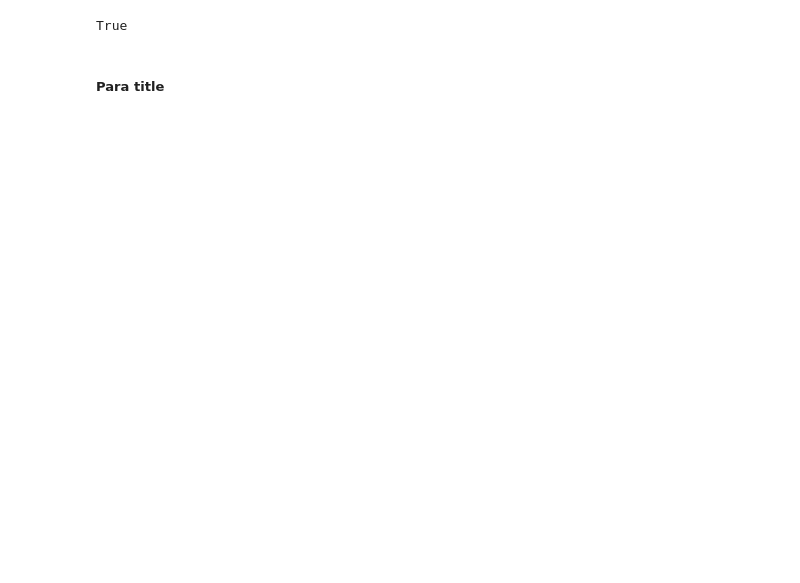
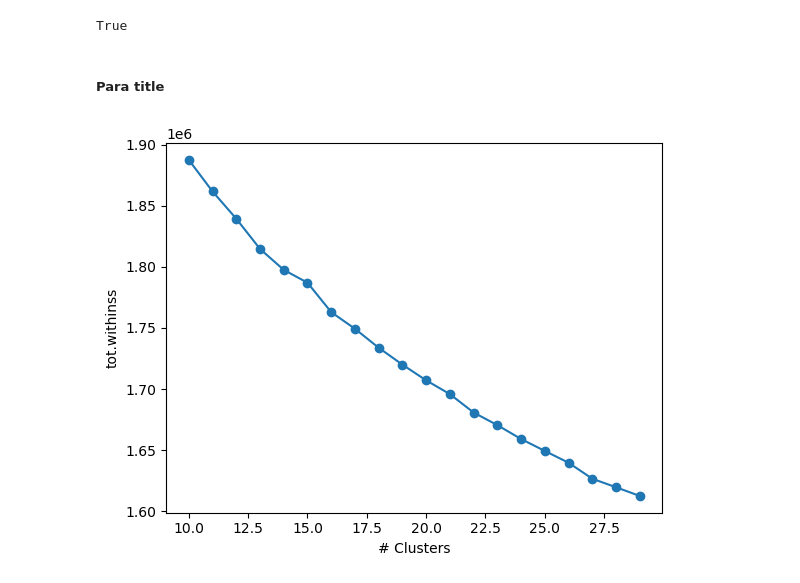
Before and after one commit to gaston-lm/TDVI_tp2_retailer_churn, a Jupyter notebook: ing2.ipynb, the cells around one changed output. Cells and saved outputs as stored; diff of their text form; code cells hidden in the pictures; blank space fills up the shorter version.

```diff
--- a/ing2.ipynb
+++ b/ing2.ipynb
@@ -34,3 +89,17 @@ Index(['accepts_mercadopago', 'available_quantity',
+# %%
+warranty_types = comp_data['warranty']
+warranty_types = warranty_types.reset_index()
+warranty_types['warranty_words'] = warranty_types['warranty'].apply(lambda x: str(x).upper().split() if not pd.isna(x) else [])
+
+words = ['SIN','GARANTÍA','GARANTIA']
+
+for word in words:
+    warranty_types[word] = warranty_types['warranty_words'].apply(lambda x: word in x)
+
+warranty_types['Numbers'] = warranty_types['warranty'].str.extract(r'(\d+)')
+warranty_types['has_warranty'] = ~(((warranty_types['SIN'] & warranty_types['GARANTÍA']) | (warranty_types['SIN'] & warranty_types['GARANTIA'])) & warranty_types['Numbers'].isna())
+
+comp_data['warranty'] = warranty_types['has_warranty']
 # %% [markdown]
 #### Para Garantía
 # %%
@@ -99,6 +168,6 @@ warranty_types.drop(columns=['warranty_time', 'warranty'], inplace=True)
 # %%
-comp_data = pd.concat([comp_data, warranty_types], axis=1)
-comp_data.drop(columns=['warranty'], inplace=True)
+# comp_data = pd.concat([comp_data, warranty_types], axis=1)
+# comp_data.drop(columns=['warranty'], inplace=True)
 # %%
 comp_data[['print_server_timestamp', 'date']]
 # %% [output]
@@ -218,6 +287,8 @@ result = pd.merge(conversion_frequency, product_id_count, on='product_id')
 # Rename the columns if needed
 result.rename(columns={'conversion': 'conv_freq_pid'}, inplace=True)
 
+comp_data = pd.merge(comp_data, result, on='product_id')
+
 # Calculate conversion frequency
 conversion_frequency_user = uid_ratio.groupby('user_id')['conversion'].mean().reset_index()
 
@@ -231,7 +302,7 @@ result_uid = pd.merge(conversion_frequency_user, user_id_count, on='user_id')
 # Rename the columns if needed
 result_uid.rename(columns={'conversion': 'conv_freq_uid'}, inplace=True)
 
-# comp_data = pd.merge(result_uid, comp_data, on='user_id')
+comp_data = pd.merge(comp_data, result_uid, on='user_id')
 # %% [markdown]
 ### Word2Vec
 # %%
@@ -310,6 +381,25 @@ w2v_title.train([e2 for e1 in comp_data['title_tokens'].values for e2 in e1],
 
 title_embs = comp_data['title_tokens'].map(lambda x: average_vectors(x, w2v_title, STOP_WORDS_SP))
 embedding_title_columns = pd.DataFrame(title_embs.tolist(), columns=[f'title_emb_{i}' for i in range(100)])
+# %%
+from sklearn.cluster import KMeans
+
+evol_variabilidad = []
+for k in range(10, 50):
+    kmeans = KMeans(n_clusters=k, max_iter=30, n_init=20)
+    kmeans.fit(embedding_title_columns)
+    evol_variabilidad.append({"k": k, "var": kmeans.inertia_})
+
+evol_variabilidad = pd.DataFrame(evol_variabilidad)
+# %%
+import matplotlib.pyplot as plt
+plt.figure()
+plt.plot(evol_variabilidad["k"], evol_variabilidad["var"], marker="o")
+plt.xlabel("# Clusters")
+plt.ylabel("tot.withinss")
+plt.show()
+# %% [output]
+[figure, added]
 # %%
 comp_data.drop('title_tokens', inplace=True, axis=1)
 comp_data.drop('title', inplace=True, axis=1)
```
Also changed, not shown: parts of 16 cells of this notebook.
